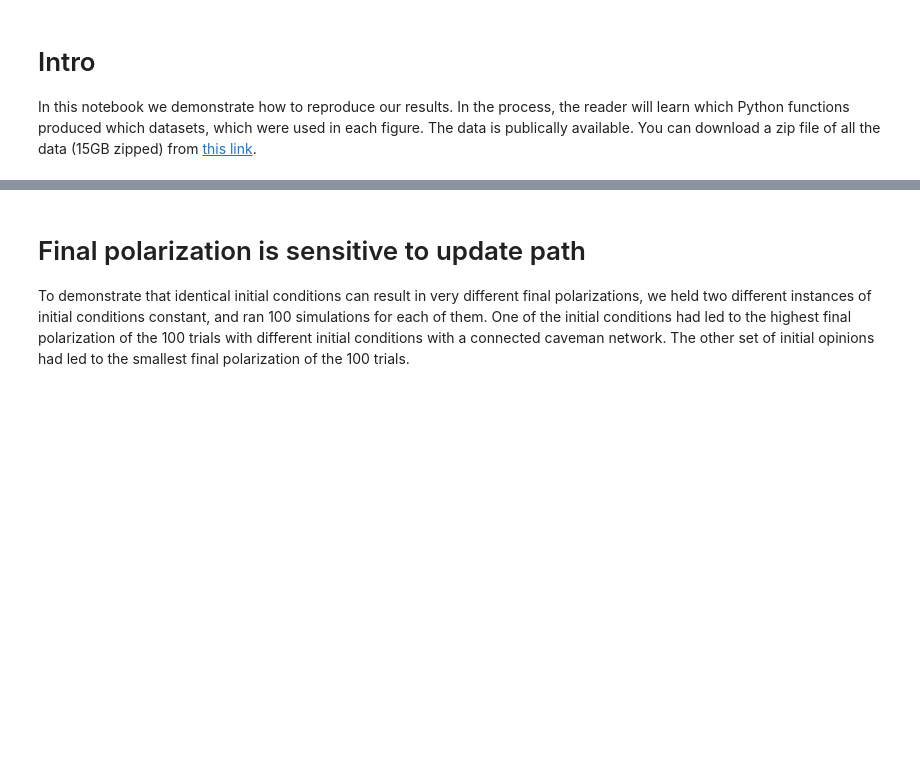
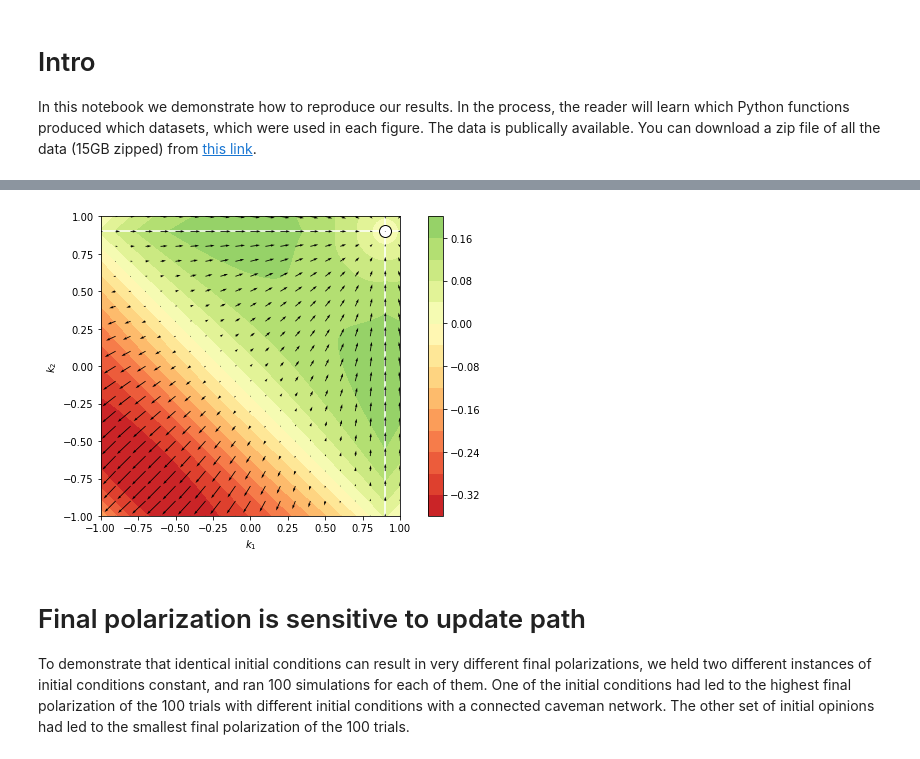
Before and after one commit to mt-digital/polarization, a Jupyter notebook: Complexity Special Issue Supplement.ipynb, the cells around one changed output, grey strips where cells are left out. Drawn from its saved outputs; the diff is of its cells as text; code cells hidden in the pictures; blank space fills up the shorter version.

```diff
--- a/Complexity Special Issue Supplement.ipynb
+++ b/Complexity Special Issue Supplement.ipynb
@@ -14,3 +79,90 @@ In this notebook we demonstrate how to reproduce our results. In the process, th
+# %%
+def dyad_force(origin, partner):
+    '''
+    Calculate pull on origin by partner in dyadic interaction
+    '''
+    weight = 1.0 - fm_dist(origin, partner)
+    raw = 0.5 * weight.transpose() * (origin - partner).transpose()
+
+    scaled = raw * (1.0 - np.multiply(np.sign(raw), raw))
+
+    return scaled
+
+
+f_vec = dyad_force(np.array((-0.5, 0.5)), np.array((0, 0.5)))
+# print(f_vec)
+f_mag = np.linalg.norm(f_vec)
+# print(f_mag)
+
+cmap = 'RdYlGn'
+
+# origin = (0.0, 0.0)
+origin = (0.9, 0.9)
+
+x = np.arange(-1, 1.2, 0.01)
+y = x.copy()
+X, Y = np.meshgrid(x, y)
+
+points = np.column_stack((X.ravel(), Y.ravel()))
+
+fm_dists = fm_dist(origin, points)
+
+# Plot friend zone and enemy zone
+fig, ax = plt.subplots(figsize=(8, 5))
+
+forces = dyad_force(origin, points)
+forces = forces.transpose()
+
+forces_norm = np.linalg.norm(forces, axis=1)
+
+L = len(x)
+# Change the sign of the force magnitude depending on whether
+# dyad relationship friendly or antagonistic.
+forces_norm_signed = (np.sign(1 - fm_dists) * forces_norm).reshape(L, L)
+
+c = ax.contourf(
+    x, y, forces_norm_signed,
+    15, linewidths=3, cmap=cmap,
+    vmin=-0.4, vmax=0.4
+)
+ax.set_aspect('equal', adjustable='box')
+ax.axhline(0.9, color='white', zorder=1)
+ax.axvline(0.9, color='white', zorder=1)
+# ax.axhline(0.0, color='white', zorder=1)
+# ax.axvline(0.0, color='white', zorder=1)
+ax.plot(*origin, 'ow', ms=12, mew=1, markeredgecolor='black')
+
+xq = np.arange(-1, 1.2, 0.1)
+yq = xq.copy()
+Xq, Yq = np.meshgrid(xq, yq)
+
+points = np.column_stack((Xq.ravel(), Yq.ravel()))
+
+forces = dyad_force(origin, points)
+
+forces = forces.transpose()
+
+U = forces[:, 0]
+V = forces[:, 1]
+
+ax.quiver(Xq, Yq, U, V, zorder=10, # scale_units='x', #)
+          units='xy', scale=2.74)
+plt.colorbar(c)
+ax.set_xlim(-1.0, 1.0)
+ax.set_ylim(-1.0, 1.0)
+ax.set_xlabel(r'$k_1$')
+ax.set_ylabel(r'$k_2$');
+
+# Uncomment to see friend-enemy line.
+# x = [-1.0, 0.8]
+# y = [0.8, -1.0]
+# ax.plot(x, y)
+
+# Uncomment to persist the plot to file.
+# plt.savefig('test_quiver_0p9_0p9.pdf', bbox_inches='tight')
+# plt.savefig('test_quiver_0_0.pdf', bbox_inches='tight')
+# %% [output]
+[figure, added]
 # %% [markdown]
 # Final polarization is sensitive to update path
 
```
Also changed, not shown: parts of 6 cells of this notebook, 1 other file.
